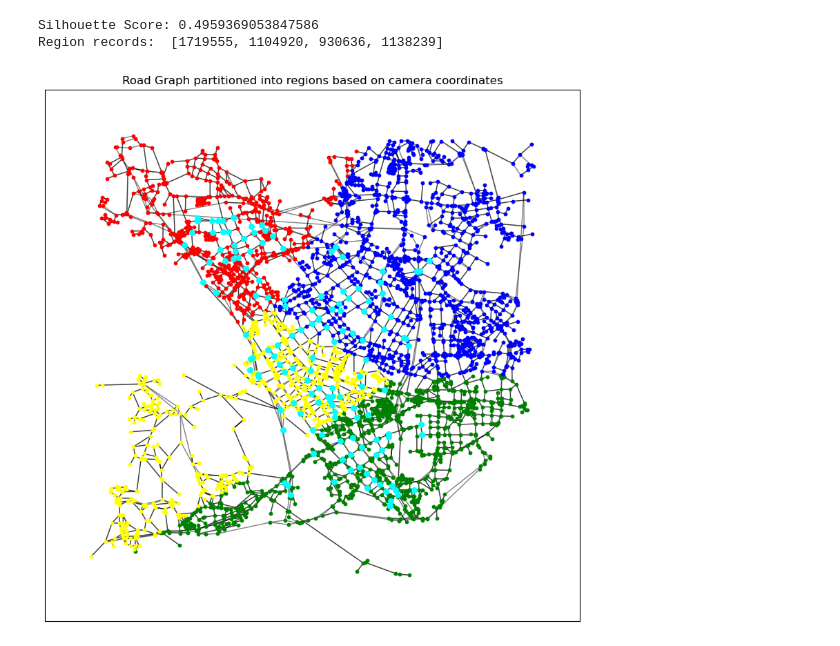
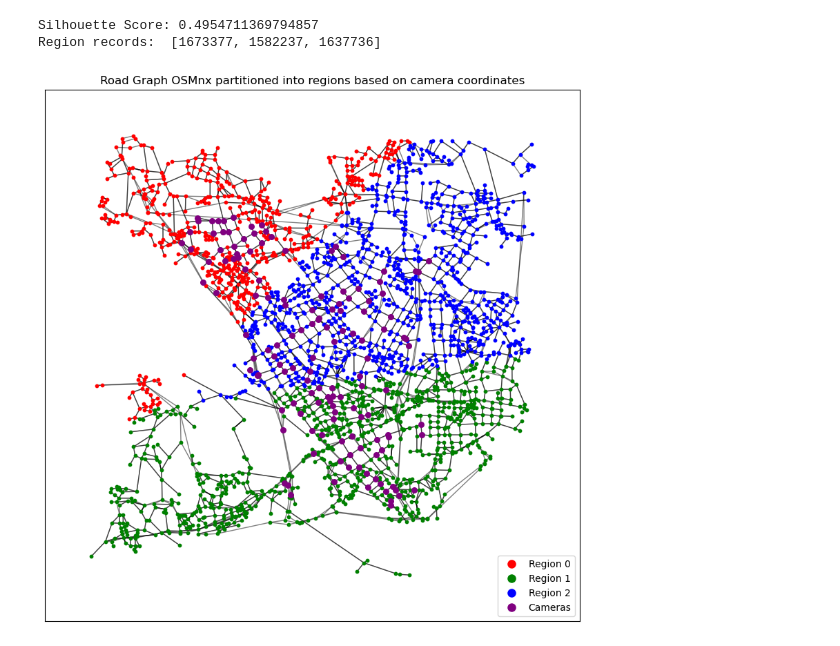
Before and after one commit to manuelck99/bachelors-thesis, a Jupyter notebook: preprocessing/region_partitioning.ipynb, the cells around one changed output. Saved outputs shown, nothing was run; the diff lists cells and outputs as text; code cells hidden in the pictures.

Commit message:
Refactored notebooks and adapted region partitioning flooding algorithm

```diff
--- a/preprocessing/region_partitioning.ipynb
+++ b/preprocessing/region_partitioning.ipynb
@@ -15,23 +16,19 @@ import utils
 data_path = "./data"
 
 ## Load road graph
-# road_graph: nx.DiGraph
-# with open(f"{data_path}/road_graph_nsl_sc.pickle", mode="rb") as file:
-#     road_graph = pickle.load(file)
-road_graph = ox.load_graphml(f"{data_path}/road_graph_ox_sim_con_nsl_sc.xml")
+road_graph = ox.load_graphml(f"{data_path}/road_graph_ox_sim_con_35_nsl_sc.xml")
 road_graph = ox.project_graph(road_graph, to_crs=utils.EPSG_32650)
 
 ## Load camera info
 cameras_dict: dict
-with open(f"{data_path}/road_graph_ox_sim_con_nsl_sc_cameras.pickle", mode="rb") as file:
+with open(f"{data_path}/road_graph_ox_sim_con_35_nsl_sc_cameras.pickle", mode="rb") as file:
     cameras_dict = pickle.load(file)
 # %%
 # Parameters
 seed = 666
-number_of_regions = 4
-colors = ["red", "green", "blue", "yellow", "orange", "purple", "pink", "brown", "cyan"]
+number_of_regions = 3
+colors = ["red", "green", "blue", "yellow", "orange", "cyan", "brown", "pink", "purple"]
 
-# nodes = [{"node_id": node[0], "x": node[1]["pos"][0], "y": node[1]["pos"][1]} for node in road_graph.nodes(data=True)]
 nodes = [{"node_id": node, "x": road_graph.nodes[node]["x"], "y": road_graph.nodes[node]["y"]} for node in
          road_graph.nodes()]
 node_coordinates = np.array([[node["x"], node["y"]] for node in nodes])
@@ -40,18 +37,18 @@ cameras = list(cameras_dict.values())
 camera_coordinates = np.array([[camera["x"], camera["y"]] for camera in cameras])
 camera_nodes = {camera["node_id"] for camera in cameras}
 
-# Clustering
+## Clustering
 k_means_cameras = cls.KMeans(number_of_regions, random_state=seed)
 regions = k_means_cameras.fit_predict(camera_coordinates)
 print(f"Silhouette Score: {met.silhouette_score(camera_coordinates, regions, random_state=seed)}")
 
 # Record distribution
-region_records = [0 for _ in set(regions)]
+region_records = [0 for _ in range(number_of_regions)]
 for region, camera in zip(regions, cameras):
     region_records[region] += camera["records"]
 print("Region records: ", region_records)
 
-# Matching nodes to cluster centroids
+## Matching nodes to cluster centroids
 kd_tree = nb.KDTree(k_means_cameras.cluster_centers_)
 indices = kd_tree.query(node_coordinates, k=1, return_distance=False)
 indices = indices.flatten()
@@ -62,45 +59,52 @@ for node, index in zip(nodes, indices):
     #     region_nodes[index].add(node["node_id"])
     region_nodes[index].add(node["node_id"])
 
-# Visualization
+## Visualization
 fig, ax = plt.subplots(1, 1, figsize=(10, 10))
-# pos = nx.get_node_attributes(road_graph, "pos")
 pos = {node: (road_graph.nodes[node]["x"], road_graph.nodes[node]["y"]) for node in road_graph.nodes()}
 
 nx.draw_networkx_edges(
     road_graph,
     pos,
     arrows=False,
     alpha=0.5,
     ax=ax
 )
 
 for index, node_set in enumerate(region_nodes):
     nx.draw_networkx_nodes(
         road_graph,
         pos,
         node_color=colors[index],
         node_size=10,
         nodelist=node_set,
         ax=ax
     )
 
 nx.draw_networkx_nodes(
     road_graph,
     pos,
     node_color=colors[-1],
     node_size=30,
     nodelist=camera_nodes,
     ax=ax
 )
 
-ax.set_title("Road Graph partitioned into regions based on camera coordinates")
+ax.set_title("Road Graph OSMnx partitioned into regions based on camera coordinates")
+
+legend = list()
+for region in range(number_of_regions):
+    legend.append(plt.Line2D([0], [0], marker="o", color="w", markerfacecolor=colors[region], markersize=10,
+                             label=f"Region {region}"))
+legend.append(plt.Line2D([0], [0], marker="o", color="w", markerfacecolor=colors[-1], markersize=10,
+                         label=f"Cameras"))
+plt.legend(handles=legend)
 
 plt.show()
 # %% [output]
-Silhouette Score: 0.4959369053847586
-Region records:  [1719555, 1104920, 930636, 1138239]
+Silhouette Score: 0.4954711369794857
+Region records:  [1673377, 1582237, 1637736]
-[figure, old version]
+[figure, new version]
 # %%
 def find_auxiliary_regions(G: nx.MultiDiGraph, region_nodes: list[set[int]]):
     auxiliary_regions = list()
```
Also changed, not shown: parts of 3 cells of this notebook, 3 other files.
